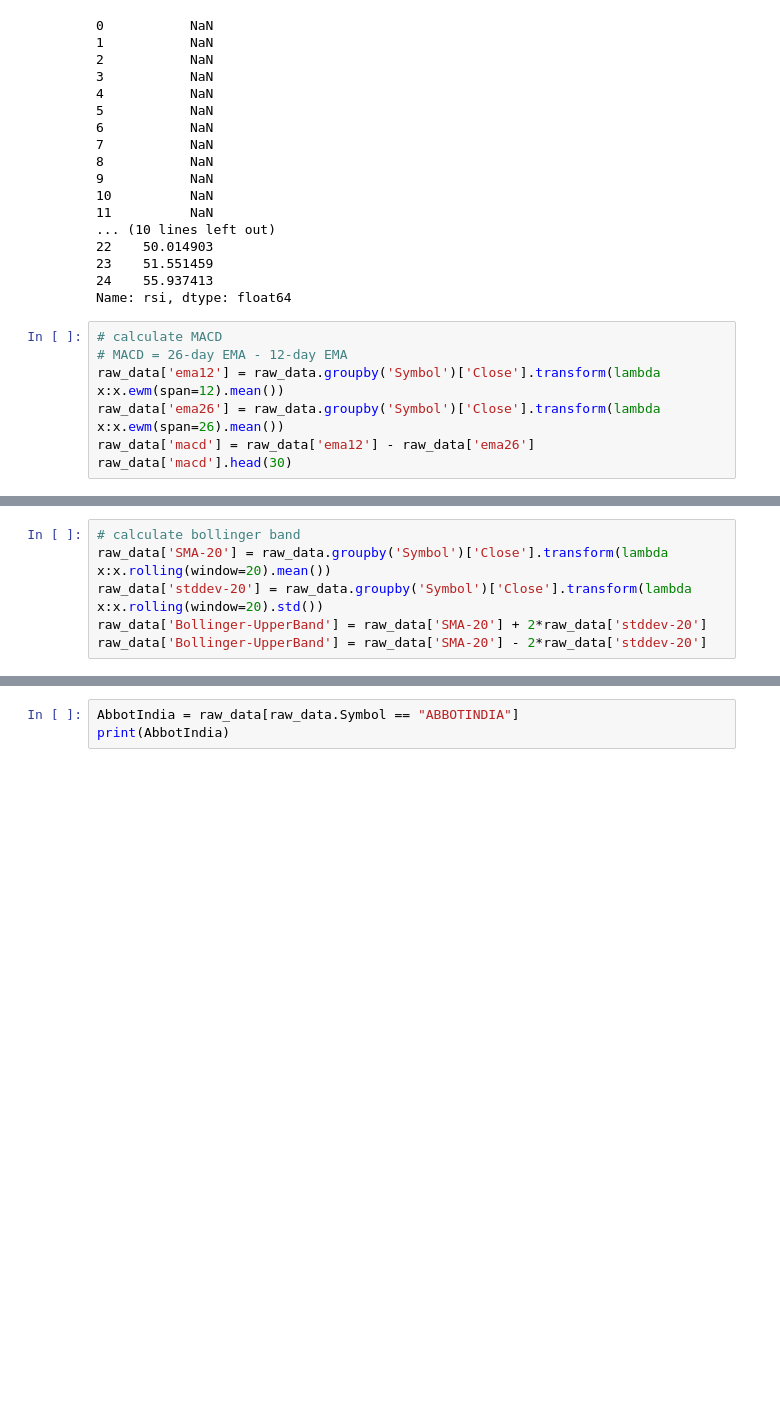
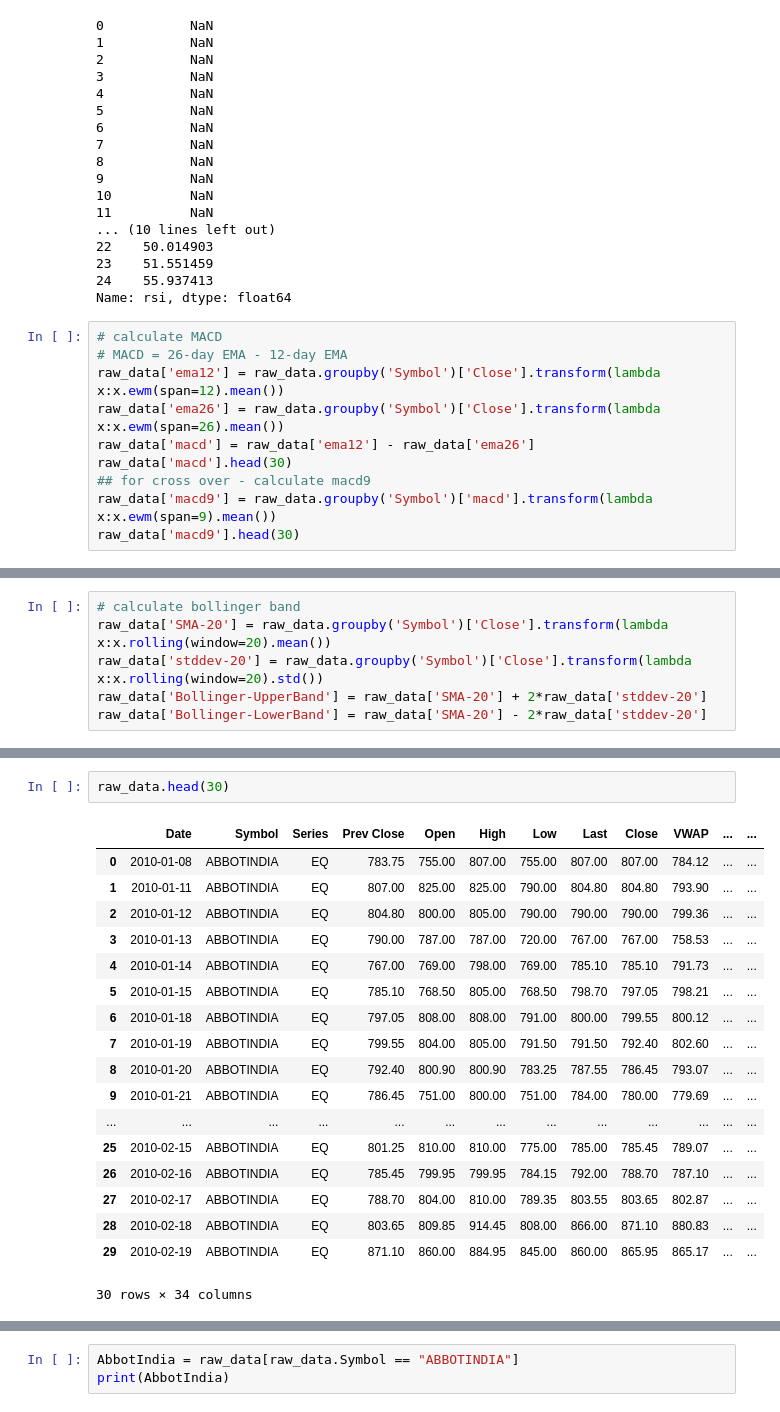
Before and after one commit to rsnaraya/IPBA, a Jupyter notebook: CaseStudy - Stock prediction.ipynb, the cells around one changed output, grey strips where cells are left out. Saved outputs shown, nothing was run; the diff lists cells and outputs as text; blank space fills up the shorter version.

```diff
--- a/CaseStudy - Stock prediction.ipynb
+++ b/CaseStudy - Stock prediction.ipynb
@@ -112,4 +112,7 @@ raw_data['ema12'] = raw_data.groupby('Symbol')['Close'].transform(lambda x:x.ewm
 raw_data['ema26'] = raw_data.groupby('Symbol')['Close'].transform(lambda x:x.ewm(span=26).mean())
 raw_data['macd'] = raw_data['ema12'] - raw_data['ema26']
 raw_data['macd'].head(30)
+## for cross over - calculate macd9
+raw_data['macd9'] = raw_data.groupby('Symbol')['macd'].transform(lambda x:x.ewm(span=9).mean())
+raw_data['macd9'].head(30)
 # %% [output]
@@ -135,5 +138,5 @@ Name: macd, dtype: float64
 raw_data['SMA-20'] = raw_data.groupby('Symbol')['Close'].transform(lambda x:x.rolling(window=20).mean())
 raw_data['stddev-20'] = raw_data.groupby('Symbol')['Close'].transform(lambda x:x.rolling(window=20).std())
 raw_data['Bollinger-UpperBand'] = raw_data['SMA-20'] + 2*raw_data['stddev-20']
-raw_data['Bollinger-UpperBand'] = raw_data['SMA-20'] - 2*raw_data['stddev-20']
+raw_data['Bollinger-LowerBand'] = raw_data['SMA-20'] - 2*raw_data['stddev-20']
 # %%
@@ -160 +164,22 @@ rsi                    1485
 dtype: int64
+# %%
+raw_data.head(30)
+# %% [output]
+|  | Date | Symbol | Series | Prev Close | Open | High | Low | Last | Close | VWAP | ... | ... |
+| 0 | 2010-01-08 | ABBOTINDIA | EQ | 783.75 | 755.00 | 807.00 | 755.00 | 807.00 | 807.00 | 784.12 | ... | ... |
+| 1 | 2010-01-11 | ABBOTINDIA | EQ | 807.00 | 825.00 | 825.00 | 790.00 | 804.80 | 804.80 | 793.90 | ... | ... |
+| 2 | 2010-01-12 | ABBOTINDIA | EQ | 804.80 | 800.00 | 805.00 | 790.00 | 790.00 | 790.00 | 799.36 | ... | ... |
+| 3 | 2010-01-13 | ABBOTINDIA | EQ | 790.00 | 787.00 | 787.00 | 720.00 | 767.00 | 767.00 | 758.53 | ... | ... |
+| 4 | 2010-01-14 | ABBOTINDIA | EQ | 767.00 | 769.00 | 798.00 | 769.00 | 785.10 | 785.10 | 791.73 | ... | ... |
+| 5 | 2010-01-15 | ABBOTINDIA | EQ | 785.10 | 768.50 | 805.00 | 768.50 | 798.70 | 797.05 | 798.21 | ... | ... |
+| 6 | 2010-01-18 | ABBOTINDIA | EQ | 797.05 | 808.00 | 808.00 | 791.00 | 800.00 | 799.55 | 800.12 | ... | ... |
+| 7 | 2010-01-19 | ABBOTINDIA | EQ | 799.55 | 804.00 | 805.00 | 791.50 | 791.50 | 792.40 | 802.60 | ... | ... |
+| 8 | 2010-01-20 | ABBOTINDIA | EQ | 792.40 | 800.90 | 800.90 | 783.25 | 787.55 | 786.45 | 793.07 | ... | ... |
+| 9 | 2010-01-21 | ABBOTINDIA | EQ | 786.45 | 751.00 | 800.00 | 751.00 | 784.00 | 780.00 | 779.69 | ... | ... |
+| ... | ... | ... | ... | ... | ... | ... | ... | ... | ... | ... | ... | ... |
+| 25 | 2010-02-15 | ABBOTINDIA | EQ | 801.25 | 810.00 | 810.00 | 775.00 | 785.00 | 785.45 | 789.07 | ... | ... |
+| 26 | 2010-02-16 | ABBOTINDIA | EQ | 785.45 | 799.95 | 799.95 | 784.15 | 792.00 | 788.70 | 787.10 | ... | ... |
+| 27 | 2010-02-17 | ABBOTINDIA | EQ | 788.70 | 804.00 | 810.00 | 789.35 | 803.55 | 803.65 | 802.87 | ... | ... |
+| 28 | 2010-02-18 | ABBOTINDIA | EQ | 803.65 | 809.85 | 914.45 | 808.00 | 866.00 | 871.10 | 880.83 | ... | ... |
+| 29 | 2010-02-19 | ABBOTINDIA | EQ | 871.10 | 860.00 | 884.95 | 845.00 | 860.00 | 865.95 | 865.17 | ... | ... |
+30 rows × 34 columns
```
Also changed, not shown: parts of 14 cells of this notebook, 2 other files.
